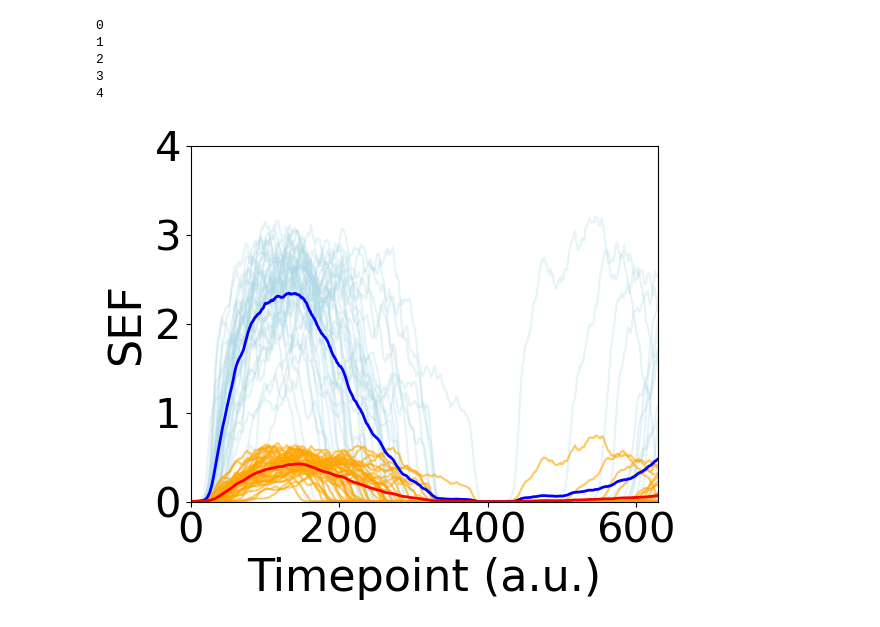
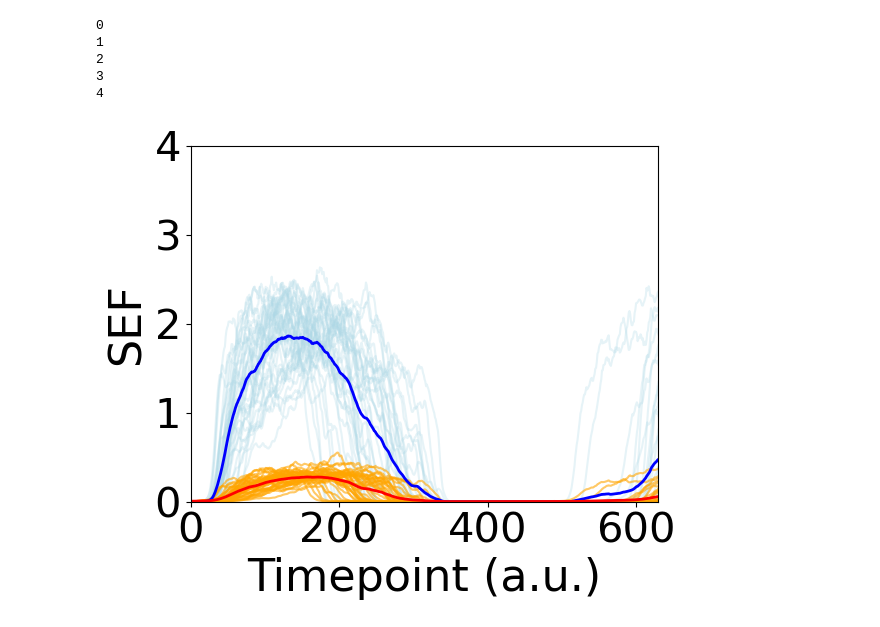
Before and after one commit to Endres-group/Limit-cycle-Turing-patterns, a Jupyter notebook: Figure_5.ipynb, the cells around one changed output. Cells and saved outputs as stored; diff of their text form; code cells hidden in the pictures.

```diff
--- a/Figure_5.ipynb
+++ b/Figure_5.ipynb
@@ -828,7 +765,7 @@ for i in range(0,len(res['k1'])):
 3
 4
 # %%
-with open("fig5_noised_together_null.pkl", "wb") as f:
+with open("fig5_noised_together_null_rev.pkl", "wb") as f:
     pickle.dump({'ent_list': ent_list,
                  'PSD': avg_res_sd4}, f)
 # %%
@@ -838,11 +775,11 @@ res_dict = {i: [] for i in range(0,ngrad)}
 for s in range(int(ngrad/8)):
     print(s)
     for i in range(0,8):
-        res = np.load(f"fig5_data_2/main_C0_{np.round(C0,3)}_{i+8*s}.npz")
+        res = np.load(f"fig5_data_rev/main_C0_{np.round(C0,3)}_{i+8*s}.npz")
         entropy_list = []
         xent = []
         for o in range(0,len(res['k1'])):
-            FS1 = np.fft.fft2(res['u2'][o], (50, 50))
+            FS1 = np.fft.fft2(res['u2'][o], (100, 100))
             power_spectrum = np.abs(FS1)**2
             power_spectrum_normS1 = power_spectrum / np.sum(power_spectrum)
             entropy_list.append(-np.sum(power_spectrum_normS1 * np.log2(power_spectrum_normS1+ 0.00000000000000001)))
@@ -863,17 +800,17 @@ for i in range(0,len(res['k1'])):
 4
 # %%
 
-with open("fig5_noised_together_FF.pkl", "wb") as f:
+with open("fig5_noised_together_FF_rev.pkl", "wb") as f:
     pickle.dump({'ent_list': ent_list,
                  'PSD': avg_res_sd4}, f)
 # %%
-with open("fig5_noised_together_null.pkl", "rb") as f:
+with open("fig5_noised_together_null_rev.pkl", "rb") as f:
     data = pickle.load(f)
 
 ent_list_null = data['ent_list']
 PSD_null = data['PSD']
 
-with open("fig5_noised_together_FF.pkl", "rb") as f:
+with open("fig5_noised_together_FF_rev.pkl", "rb") as f:
     data = pickle.load(f)
 
 ent_list_FF = data['ent_list']
@@ -881,36 +818,36 @@ PSD_FF = data['PSD']
 # %%
 num_samp = 40
 plt.figure(figsize=(6, 5))
 for i in range(num_samp):
     plt.plot(ent_list_null[i], alpha = 0.3, color = 'lightblue')
 for i in range(num_samp):
     plt.plot(ent_list_FF[i], alpha = 0.6, color = 'orange')
 ent_null_mean = []
 for i in range(len(ent_list_null[0])):
     ent_nulls = []
     for j in range(num_samp):
         ent_nulls.append(ent_list_null[j][i])
     ent_null_mean.append(np.mean(ent_nulls))
 plt.plot(ent_null_mean, linewidth = 2, color = 'blue')
 ent_FF_mean = []
 for i in range(len(ent_list_FF[0])):
     ent_FFs = []
     for j in range(num_samp):
         ent_FFs.append(ent_list_FF[j][i])
     ent_FF_mean.append(np.mean(ent_FFs))
 
 plt.plot(ent_FF_mean, linewidth = 2, color = 'red')
 plt.xlabel("Timepoint (a.u.)",fontsize = 32)
 plt.ylabel("SEF",fontsize = 32)
 plt.xlim(0,630)
-plt.ylim(0,4)
+plt.ylim(0,3)
 plt.xticks(ticks = [0,200,400,600], labels = [0,200,400,600],fontsize=30)
 plt.yticks(ticks = [0,1,2,3,4],fontsize=30)
 plt.tight_layout()
-plt.savefig("Images_for_paper/fig5_SEF.png")
+plt.savefig("fig5_SEF_rev.png")
 plt.show()
 # %% [output]
-[figure, old version]
+[figure, new version]
 # %%
 plt.figure(figsize=(6, 5))
 
```
Also changed, not shown: parts of 17 cells of this notebook, 3 other files.
